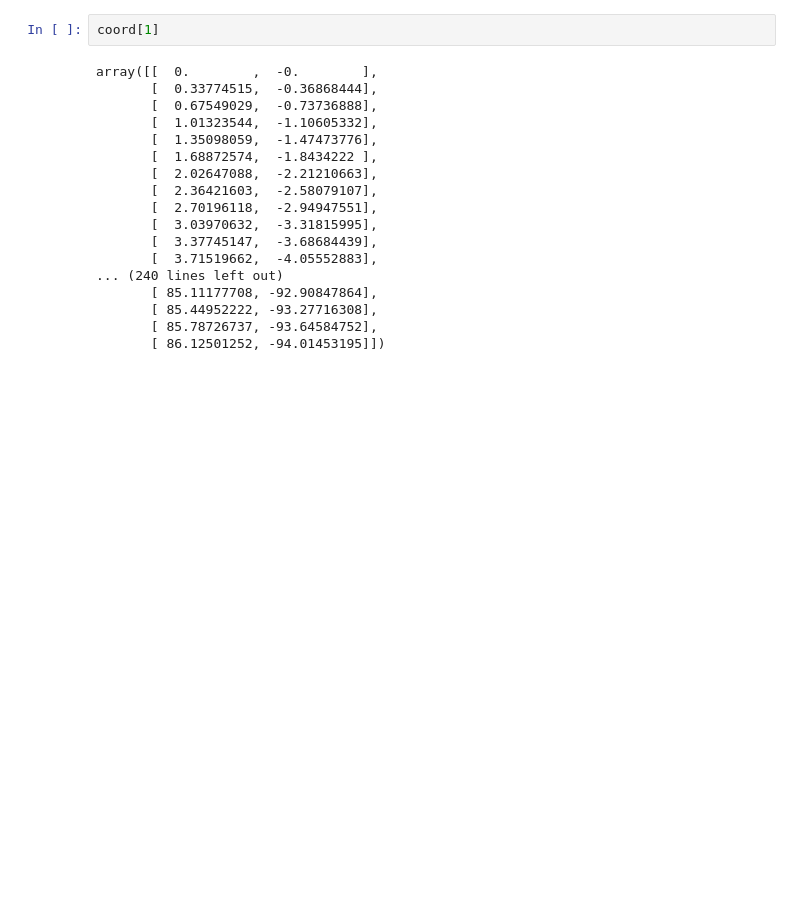
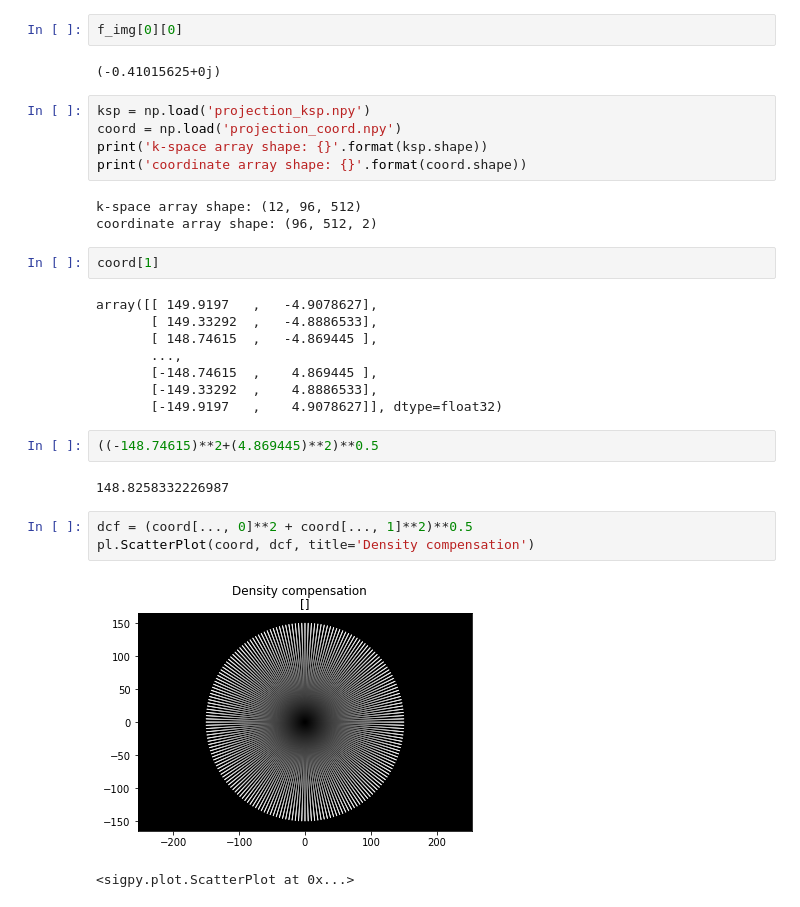
Before and after one commit to xinyiwan/Image-Reconstruction, a Jupyter notebook: test.ipynb, the cells around one changed output. Cells and saved outputs as stored; diff of their text form; blank space fills up the shorter version.

```diff
--- a/test.ipynb
+++ b/test.ipynb
@@ -12,20 +96,32 @@ coord = sp.mri.radial([200,256,2],[256,256])
+# %%
+f_img[0][0]
+# %% [output]
+(-0.41015625+0j)
+# %%
+ksp = np.load('projection_ksp.npy')
+coord = np.load('projection_coord.npy')
+print('k-space array shape: {}'.format(ksp.shape))
+print('coordinate array shape: {}'.format(coord.shape))
+# %% [output]
+k-space array shape: (12, 96, 512)
+coordinate array shape: (96, 512, 2)
 # %%
 coord[1]
 # %% [output]
-array([[  0.        ,  -0.        ],
-       [  0.33774515,  -0.36868444],
-       [  0.67549029,  -0.73736888],
-       [  1.01323544,  -1.10605332],
-       [  1.35098059,  -1.47473776],
-       [  1.68872574,  -1.8434222 ],
-       [  2.02647088,  -2.21210663],
-       [  2.36421603,  -2.58079107],
-       [  2.70196118,  -2.94947551],
-       [  3.03970632,  -3.31815995],
-       [  3.37745147,  -3.68684439],
-       [  3.71519662,  -4.05552883],
-... (240 lines left out)
-       [ 85.11177708, -92.90847864],
-       [ 85.44952222, -93.27716308],
-       [ 85.78726737, -93.64584752],
-       [ 86.12501252, -94.01453195]])
+array([[ 149.9197   ,   -4.9078627],
+       [ 149.33292  ,   -4.8886533],
+       [ 148.74615  ,   -4.869445 ],
+       ...,
+       [-148.74615  ,    4.869445 ],
+       [-149.33292  ,    4.8886533],
+       [-149.9197   ,    4.9078627]], dtype=float32)
+# %%
+((-148.74615)**2+(4.869445)**2)**0.5
+# %% [output]
+148.8258332226987
+# %%
+dcf = (coord[..., 0]**2 + coord[..., 1]**2)**0.5
+pl.ScatterPlot(coord, dcf, title='Density compensation')
+# %% [output]
+[figure, added]
+<sigpy.plot.ScatterPlot at 0x...>
```
Also changed, not shown: parts of 16 cells of this notebook.
